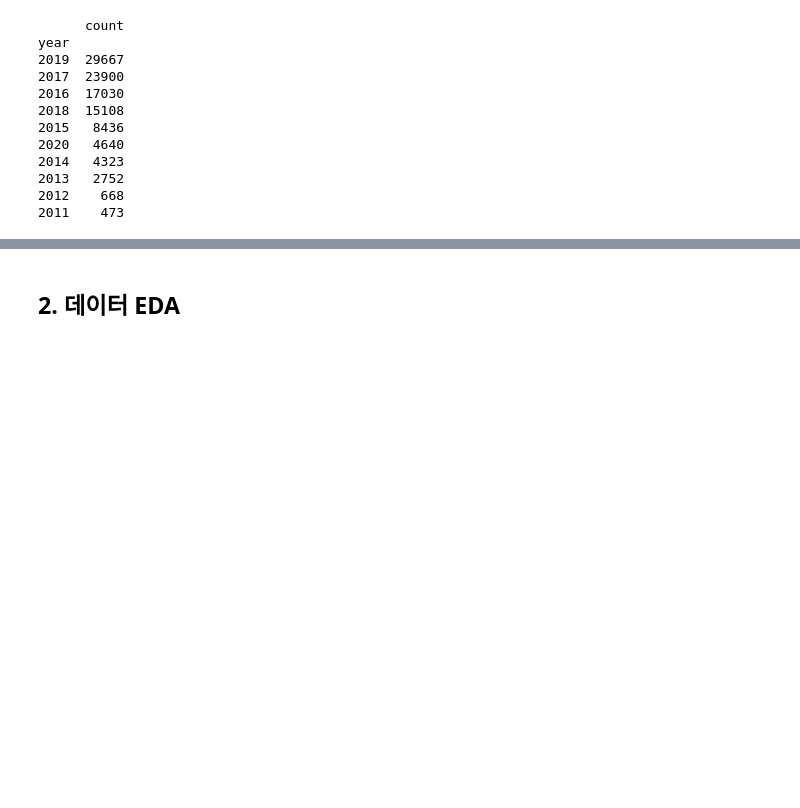
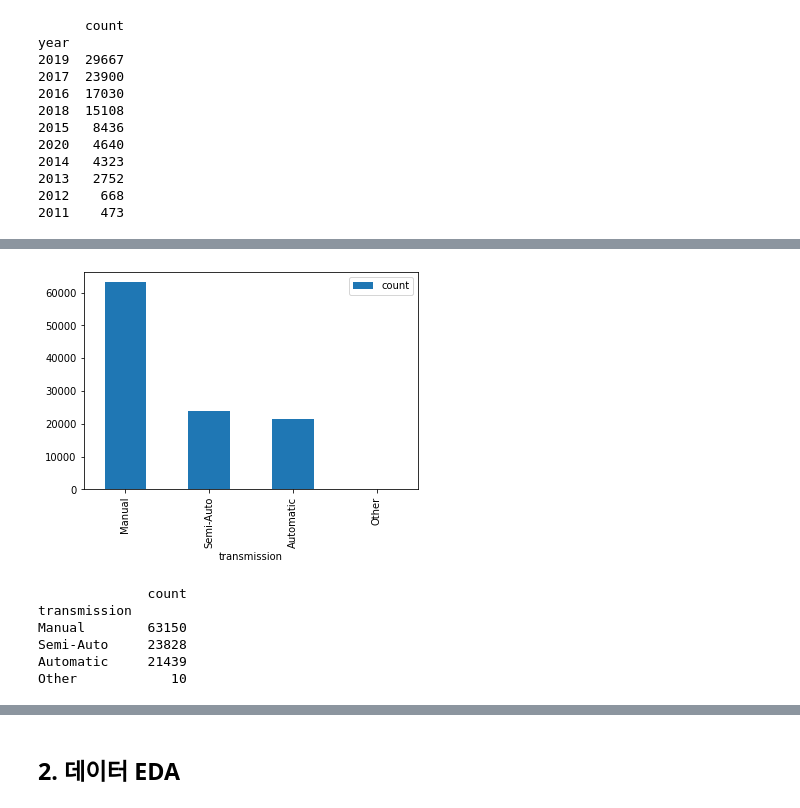
Before and after one commit to KYOH95/Project_2_Car_Analysis, a Jupyter notebook: Project2.ipynb, the cells around one changed output, grey strips where cells are left out. Drawn from its saved outputs; the diff is of its cells as text; code cells hidden in the pictures; blank space fills up the shorter version.

```diff
--- a/Project2.ipynb
+++ b/Project2.ipynb
@@ -165,0 +230,16 @@ year
+# %%
+#Check transmissions
+transmission = pd.DataFrame(df.groupby(["transmission"])["transmission"].count())
+transmission.columns = ["count"]
+transmission.sort_values(by=["count"], inplace=True, ascending=False)
+transmission.plot.bar()
+plt.show()
+print(transmission)
+# %% [output]
+[figure, added]
+              count
+transmission
+Manual        63150
+Semi-Auto     23828
+Automatic     21439
+Other            10
```
Also changed, not shown: parts of 9 cells of this notebook.
